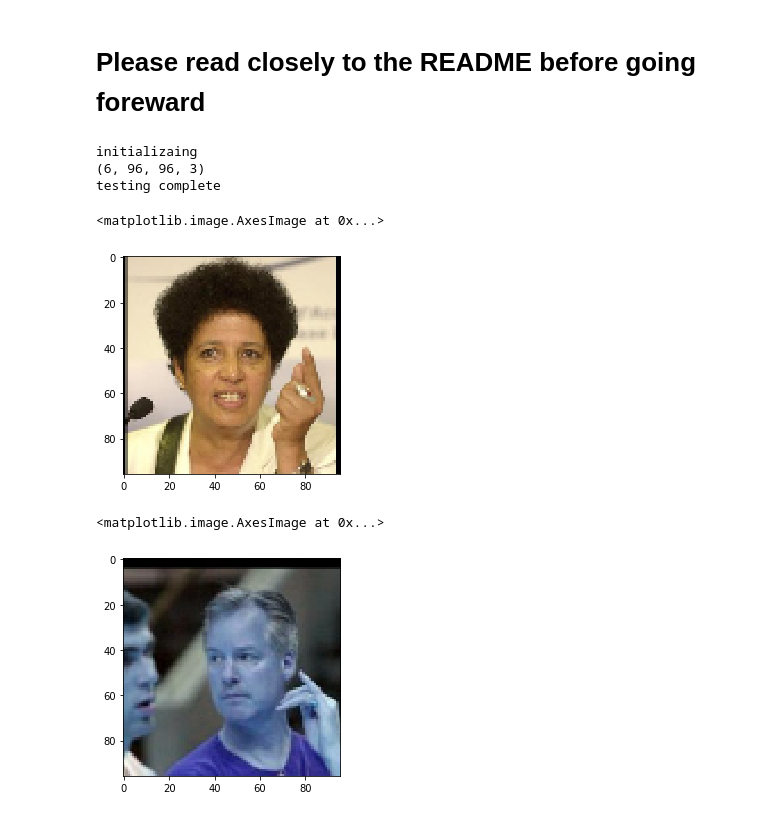
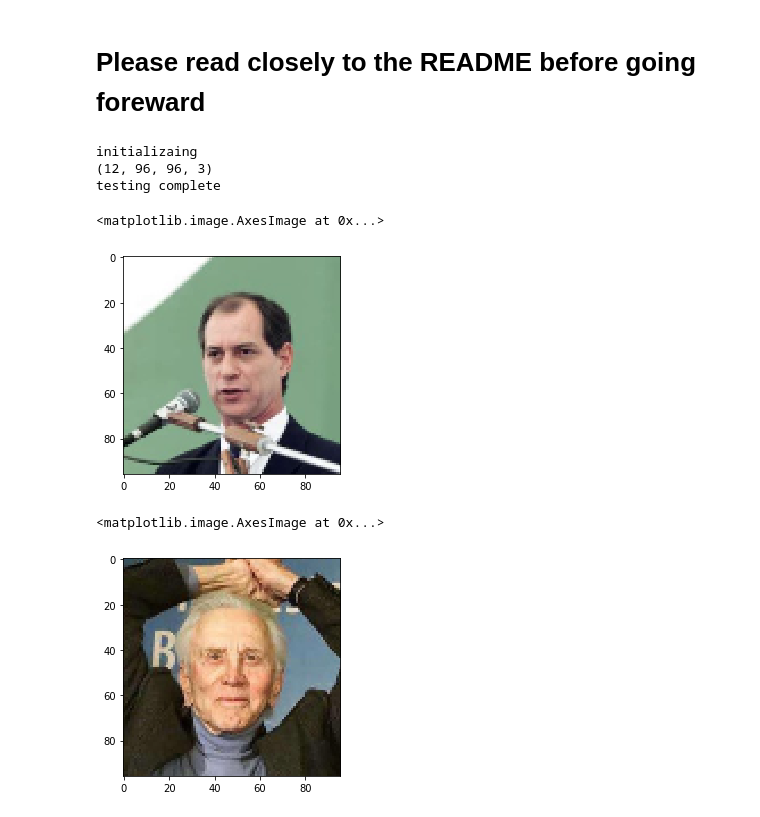
Before and after one commit to syKevinPeng/fireweek6, a Jupyter notebook: Week6.ipynb, the cells around one changed output. Cells and saved outputs as stored; diff of their text form; code cells hidden in the pictures.

Commit message:
Finish Image Augmentation

```diff
--- a/Week6.ipynb
+++ b/Week6.ipynb
@@ -137,19 +137,21 @@ class DataGenerator (keras.utils.Sequence):
         pos_list_temp = [self.positive_dir_arr[i] for i in pos_indexes]
         neg_list_temp = [self.negative_dir_arr[k] for k in neg_indexes]
 
-        anchor_batch, pos_batch, neg_batch = self.__batch_generation(pos_list_temp,neg_list_temp)
-        return anchor_batch, pos_batch, neg_batch
+        return self.__batch_generation(pos_list_temp,neg_list_temp)
 
     # augment img as a batch
-    def images_aumentation(self):
+    def images_aumentation(self, batch):
         seq = iaa.Sequential([
             iaa.Crop(px=(0, 16)), # crop images from each side by 0 to 16px (randomly chosen)
             iaa.Fliplr(0.5), # horizontally flip 50% of the images
-            iaa.GaussianBlur(sigma=(0, 3.0)) # blur images with a sigma of 0 to 3.0
+            iaa.GaussianBlur(sigma=(0, 1.0)),
+            # Strengthen or weaken the contrast in each image.
+            iaa.LinearContrast((0.75, 1.5)),# blur images with a sigma of 0 to 3.0
         ])
+        return seq(images=batch)
 
 
-    def __batch_generation(self, pos_index_temp, neg_index_temp):
+    def __batch_generation(self, pos_index_temp, neg_index_temp, img_aug = True):
         # construct positive image (numpy) array
         pos_img_arr = []
         neg_img_arr = []
@@ -162,6 +164,12 @@ class DataGenerator (keras.utils.Sequence):
             img = cv2.imread(dir[0])
             resized_img = cv2.resize(img, self.anchor_shape)
             neg_img_arr.append(resized_img)
+        if img_aug == True:
+            augmented_pos_img = self.images_aumentation(pos_img_arr)
+            augmented_neg_img = self.images_aumentation(neg_img_arr)
+            # concat augmented imgaes to batch
+            pos_img_arr = np.concatenate((pos_img_arr,augmented_pos_img), axis= 0)
+            neg_img_arr = np.concatenate((neg_img_arr,augmented_neg_img), axis= 0)
         return anchor_arr, pos_img_arr, neg_img_arr
 
     # you should call this funtion to get a batch of imgs
@@ -172,7 +180,8 @@ class DataGenerator (keras.utils.Sequence):
             counter += 1
 # %%
 # for testing only
-data_generator = DataGenerator(txt_file_name=training_pairs_name, batch_size = 6);
+batchsize = 6
+data_generator = DataGenerator(txt_file_name=training_pairs_name, batch_size = batchsize);
 anchor_arr, pos_img_arr, neg_img_arr = next(data_generator.generate_data())
 print(np.asarray(pos_img_arr).shape)
 pos_img_example = pos_img_arr[1]
@@ -183,7 +192,7 @@ neg_img_example_1 = neg_img_arr_1[1]
 print("testing complete")
 # %% [output]
 initializaing
-(6, 96, 96, 3)
+(12, 96, 96, 3)
 testing complete
 # %%
 import matplotlib.pyplot as plt
@@ -192,10 +201,10 @@ pos_img_example = pos_img_example[:, :, ::-1]
 plt.imshow(pos_img_example)
 # %% [output]
 <matplotlib.image.AxesImage at 0x...>
-[figure, old version]
+[figure, new version]
 # %%
-neg_img_example_1 = neg_img_example[:, :, ::-1]
-plt.imshow(neg_img_example)
+neg_img_example_1 = neg_img_example_1[:, :, ::-1]
+plt.imshow(neg_img_example_1)
 # %% [output]
 <matplotlib.image.AxesImage at 0x...>
-[figure, old version]
+[figure, new version]
```
Also changed, not shown: parts of 1 cell of this notebook.
